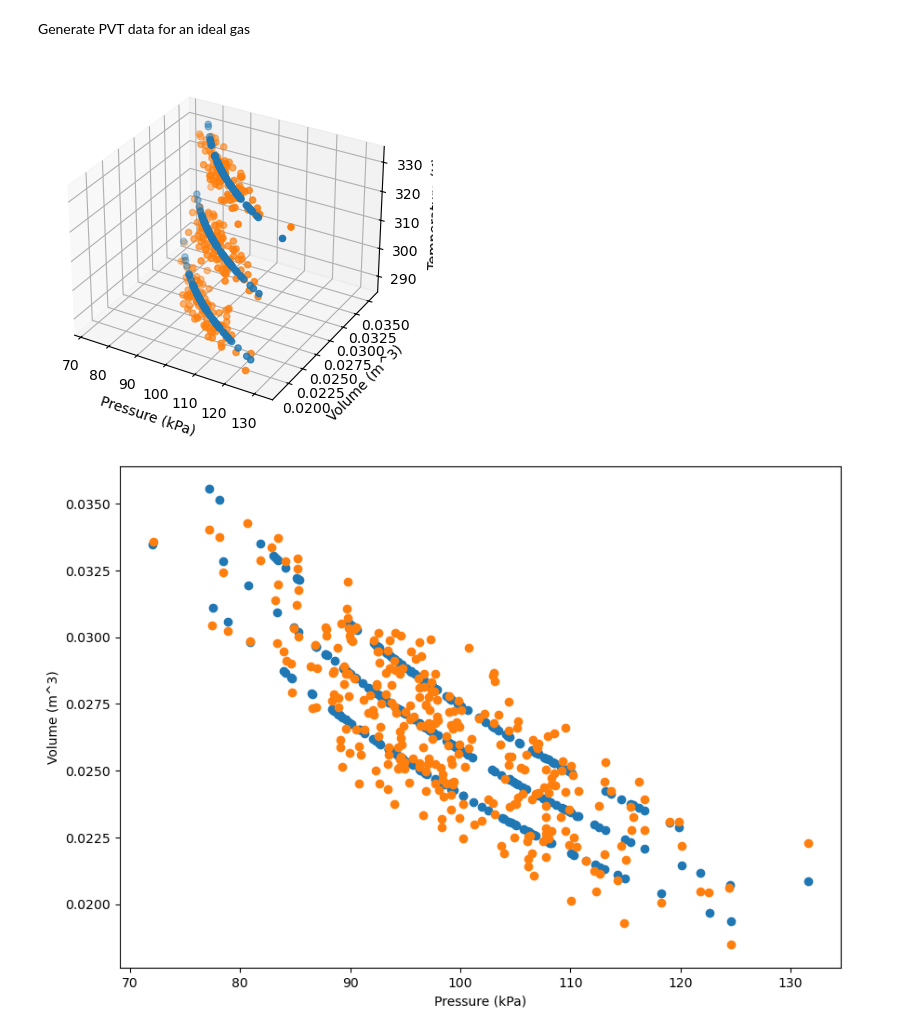
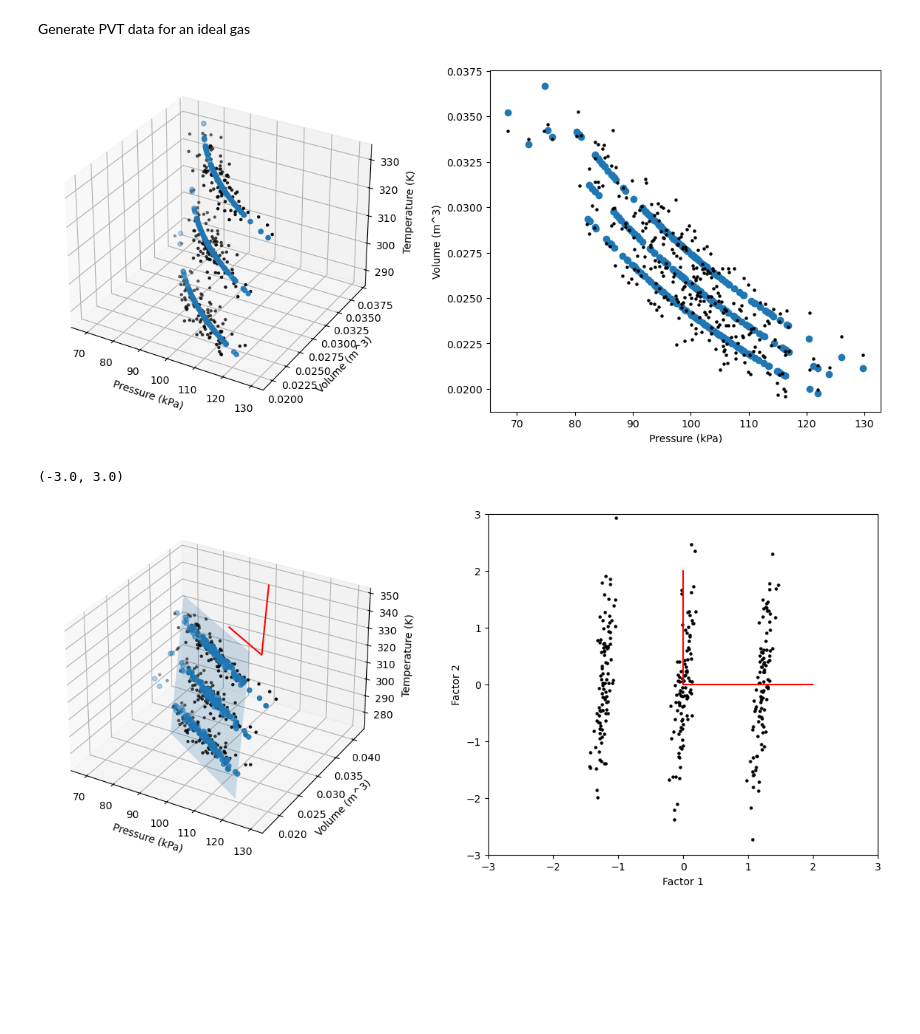
Before and after one commit to Stellenbosch-University-Process-Eng/M.Eng-Data-Analytics-General-Topics, a Jupyter notebook: notebooks/FactorAnalysis.ipynb, the cells around one changed output. Cells and saved outputs as stored; diff of their text form; code cells hidden in the pictures; blank space fills up the shorter version.

```diff
--- a/notebooks/FactorAnalysis.ipynb
+++ b/notebooks/FactorAnalysis.ipynb
@@ -154,37 +14,83 @@ Generate PVT data for an ideal gas
 # %%
 n = 100
 N = 3*n     # Number of samples
 R = 8.314   # Ideal gas constant
 P = 1e5 + np.random.normal(0, 1e4, N)     # Pressure in Pa
 
 # Temperature in K
 T = np.ones_like(P)
 T[:n] = 290
 T[n:2*n] = 310
 T[2*n:] = 330
 
 V = R*T/P   # Volume in m^3
 P = P/1000  # Pressure in kPa
 
-mT = T + np.random.normal(0, 1, N)
-mP = P + np.random.normal(0, 0.05, N)
-mV = V + np.random.normal(0, 0.001, N)
+measured_T = T + np.random.normal(0, 1, N)
+measured_P = P + np.random.normal(0, 0.05, N)
+measured_V = V + np.random.normal(0, 0.001, N)
 
-fig = plt.figure(figsize=(10, 7))
+fig = plt.figure(figsize=(15, 6))
 ax = fig.add_subplot(121, projection='3d')
 ax.scatter3D(P, V, T)
-ax.scatter3D(mP, mV, mT)
+ax.scatter3D(measured_P, measured_V, measured_T, c = 'k', s = 5)
 ax.set_xlabel('Pressure (kPa)')
 ax.set_ylabel('Volume (m^3)')
 ax.set_zlabel('Temperature (K)')
-plt.show()
 
-fig, ax = plt.subplots(figsize=(10, 7))
+ax = fig.add_subplot(122)
 ax.scatter(P, V)
-ax.scatter(mP, mV)
+ax.scatter(measured_P, measured_V, c = 'k', s = 5)
 ax.set_xlabel('Pressure (kPa)')
 ax.set_ylabel('Volume (m^3)')
+
 plt.show()
 # %% [output]
-[figure, old version]
+[figure, new version]
-[figure, removed]
+# %%
+# Form the mean-centred data matrix Xc
+X = np.concatenate((measured_P.reshape(-1,1), measured_V.reshape(-1,1), measured_T.reshape(-1,1)), axis = 1)
+μ = np.mean(X, axis = 0)
+Xc = X - μ
+
+FA = FactorAnalysis(n_components = 2)
+FA.fit(Xc)
+L = FA.components_.T
+Ψ = np.diag(FA.noise_variance_)
+C = np.linalg.inv(L @ L.T + Ψ)
+F = ( L.T @ C @ Xc.T ).T # Equivalent to H = FA.transform(X)
+
+# Create some code to enable the plotting of the surface
+f1, f2 = np.meshgrid(np.linspace(-2, 2, 4), np.linspace(-2, 2, 4))
+F_grid = np.concatenate((f1.reshape(-1,1), f2.reshape(-1,1)), axis = 1)
+X_grid = F_grid @ L.T + μ
+F_coord = np.array([[2,0],[0,0],[0,2]])
+
+# Add code to illustrate the rotation
+θ = 0/2*np.pi
+Q = np.array([[np.cos(θ), -np.sin(θ)], [np.sin(θ), np.cos(θ)]])
+F = F @ Q
+L = L @ Q
+FL = F@L.T + μ
+X_coord = F_coord @ L.T + μ
+
+fig = plt.figure(figsize=(15, 6))
+ax = fig.add_subplot(121, projection='3d')
+ax.plot_surface(X_grid[:,0].reshape(4,4), X_grid[:,1].reshape(4,4), X_grid[:,2].reshape(4,4), alpha = 0.2)
+ax.scatter3D(X[:,0], X[:,1], X[:,2], c = 'k', s = 5)
+ax.scatter3D(FL[:,0], FL[:,1], FL[:,2])
+ax.plot(X_coord[:,0]+5, X_coord[:,1]+0.01, X_coord[:,2]+5, c = 'r')
+ax.set_xlabel('Pressure (kPa)')
+ax.set_ylabel('Volume (m^3)')
+ax.set_zlabel('Temperature (K)')
+
+ax = fig.add_subplot(122)
+ax.scatter(F[:,0], F[:,1], c = 'k', s = 5)
+ax.plot(F_coord[:,0], F_coord[:,1], c = 'r')
+ax.set_xlabel('Factor 1')
+ax.set_ylabel('Factor 2')
+ax.set_xlim(-3,3)
+ax.set_ylim(-3,3)
+# %% [output]
+(-3.0, 3.0)
+[figure, added]
```
Also changed, not shown: parts of 10 cells of this notebook, 1 other file.
